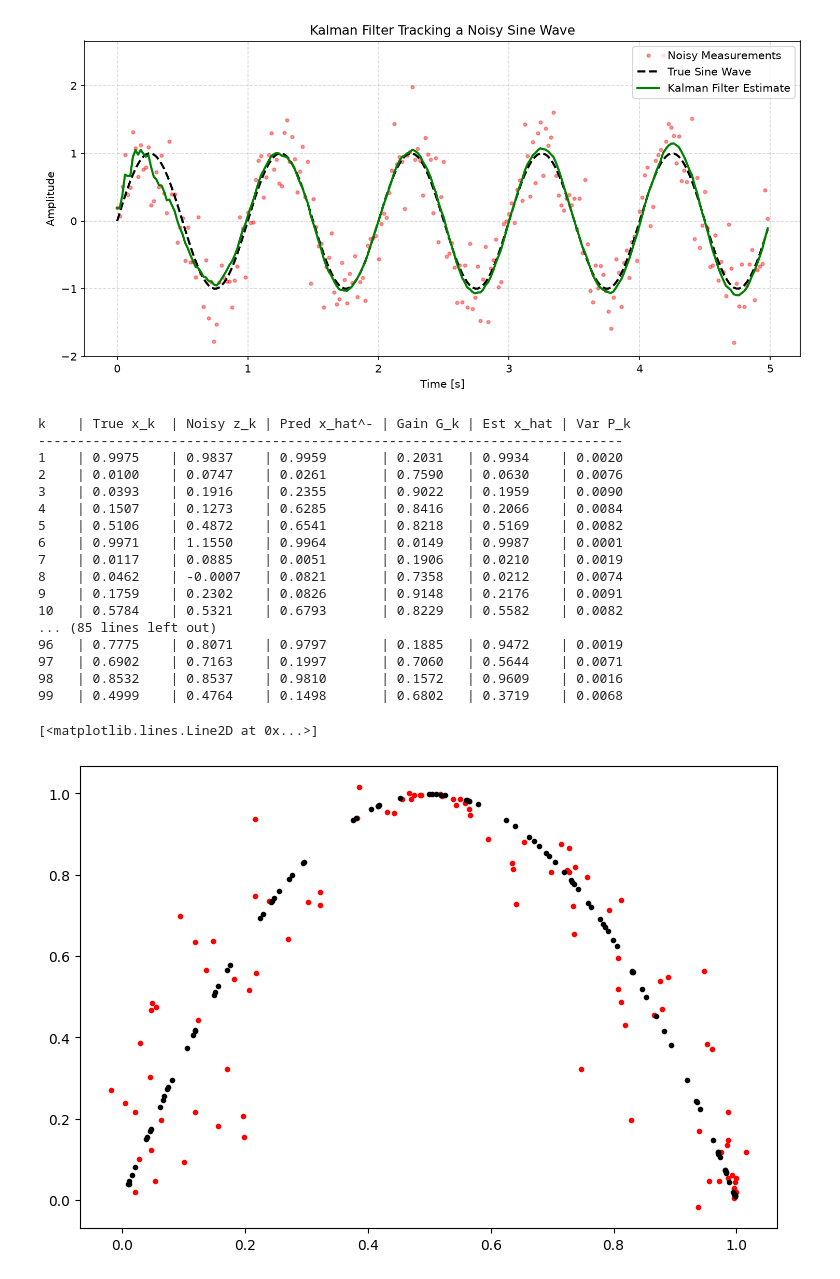
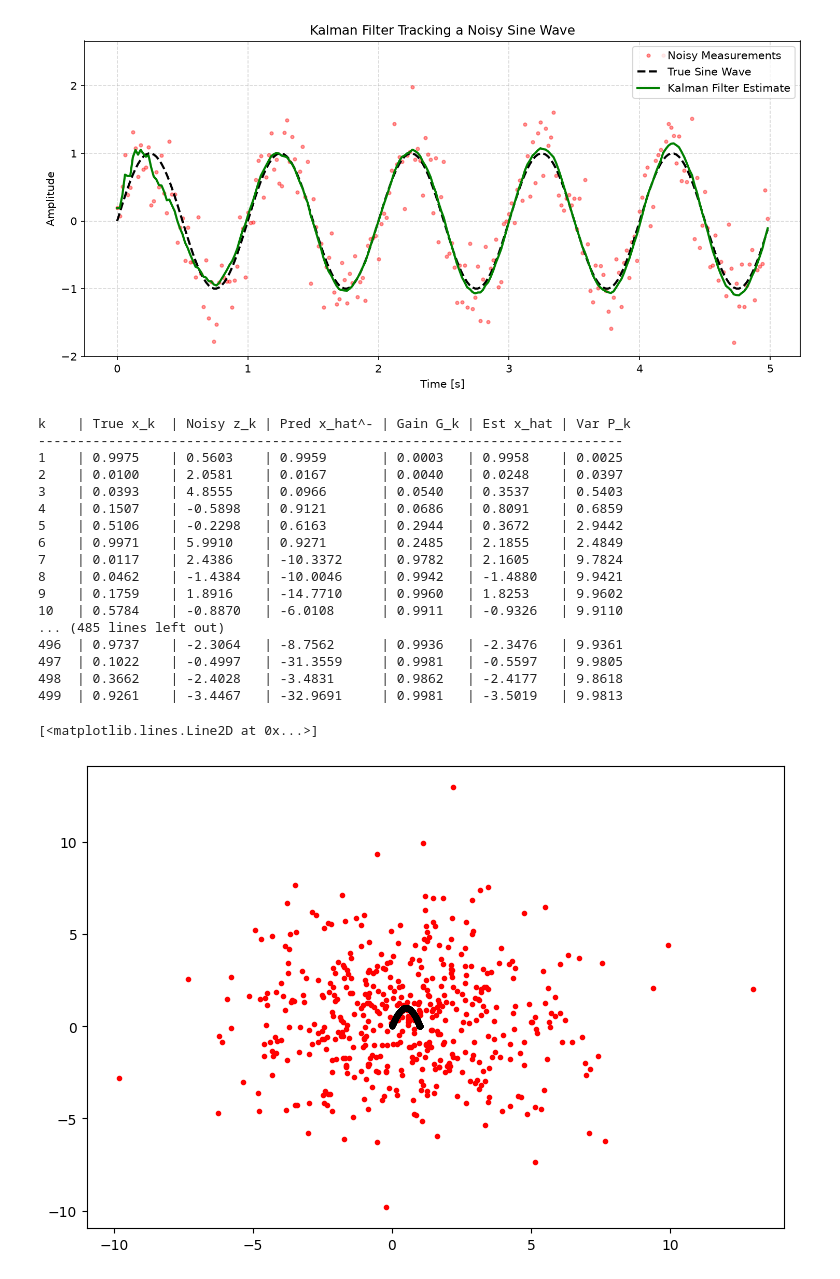
Before and after one commit to Izzathawari/PINN-dynamic-system, a Jupyter notebook: discrete_pinn/hankel_analysis.ipynb, the cells around one changed output. Drawn from its saved outputs; the diff is of its cells as text; code cells hidden in the pictures.

```diff
--- a/discrete_pinn/hankel_analysis.ipynb
+++ b/discrete_pinn/hankel_analysis.ipynb
@@ -553,11 +553,10 @@ import matplotlib.pyplot as plt
 # 1. SYSTEM PARAMETERS & NOISE SETUP
 # ---------------------------------------------------------------
 alpha = 3.99       # Chaotic parameter for the Logistic Map
-num_steps = 100     # Total iterations to run
+num_steps = 500     # Total iterations to run
 
-# Noise Variances
 Q = 1e-6           # Process noise variance (small numerical stabilizer)
-R = 0.1           # Measurement noise variance (Sensor standard deviation = 0.1)
+R = 10           # Measurement noise variance (Sensor standard deviation = 0.1)
 
 # ---------------------------------------------------------------
 # 2. SIMULATE GROUND TRUTH & NOISY SENSOR READINGS
@@ -602,46 +601,46 @@ for k in range(1, num_steps):
     F = alpha * (1.0 - 2.0 * x_hat[k-1])
 
     # 3. Variance Prediction: Scale variance by squared slope and add process noise
     P_pred = (F ** 2) * P[k-1] + Q
 
     # ==========================================
     # MEASUREMENT UPDATE (FUSION PHASE)
     # ==========================================
     # 4. Measurement Jacobian (Direct observation: h(x) = x => H = 1)
     H = 1.0
 
     # 5. Compute Kalman Gain
     G = (P_pred * H) / (H * P_pred * H + R)
 
     # 6. State Estimate Update: Blend model prediction with noisy sensor measurement
     x_hat[k] = x_pred + G * (z[k] - x_pred)
 
     # 7. Variance Estimate Update: Reduce uncertainty after incorporating sensor data
     P[k] = (1.0 - G * H) * P_pred
 
     # Print progress table
     print(f"{k:<4} | {true_x[k]:<9.4f} | {z[k]:<9.4f} | {x_pred:<12.4f} | {G:<8.4f} | {x_hat[k]:<9.4f} | {P[k]:<9.4f}")
 
 plt.figure(figsize=(9,6))
 plt.plot(x_hat[:-1], x_hat[1:], '.r')
 plt.plot(true_x[:-1], true_x[1:], '.k')
 # %% [output]
 k    | True x_k  | Noisy z_k | Pred x_hat^- | Gain G_k | Est x_hat | Var P_k
 ---------------------------------------------------------------------------
-1    | 0.9975    | 0.9837    | 0.9959       | 0.2031   | 0.9934    | 0.0020
-2    | 0.0100    | 0.0747    | 0.0261       | 0.7590   | 0.0630    | 0.0076
-3    | 0.0393    | 0.1916    | 0.2355       | 0.9022   | 0.1959    | 0.0090
-4    | 0.1507    | 0.1273    | 0.6285       | 0.8416   | 0.2066    | 0.0084
-5    | 0.5106    | 0.4872    | 0.6541       | 0.8218   | 0.5169    | 0.0082
-6    | 0.9971    | 1.1550    | 0.9964       | 0.0149   | 0.9987    | 0.0001
-7    | 0.0117    | 0.0885    | 0.0051       | 0.1906   | 0.0210    | 0.0019
-8    | 0.0462    | -0.0007   | 0.0821       | 0.7358   | 0.0212    | 0.0074
-9    | 0.1759    | 0.2302    | 0.0826       | 0.9148   | 0.2176    | 0.0091
-10   | 0.5784    | 0.5321    | 0.6793       | 0.8229   | 0.5582    | 0.0082
-... (85 lines left out)
-96   | 0.7775    | 0.8071    | 0.9797       | 0.1885   | 0.9472    | 0.0019
-97   | 0.6902    | 0.7163    | 0.1997       | 0.7060   | 0.5644    | 0.0071
-98   | 0.8532    | 0.8537    | 0.9810       | 0.1572   | 0.9609    | 0.0016
-99   | 0.4999    | 0.4764    | 0.1498       | 0.6802   | 0.3719    | 0.0068
+1    | 0.9975    | 0.5603    | 0.9959       | 0.0003   | 0.9958    | 0.0025
+2    | 0.0100    | 2.0581    | 0.0167       | 0.0040   | 0.0248    | 0.0397
+3    | 0.0393    | 4.8555    | 0.0966       | 0.0540   | 0.3537    | 0.5403
+4    | 0.1507    | -0.5898   | 0.9121       | 0.0686   | 0.8091    | 0.6859
+5    | 0.5106    | -0.2298   | 0.6163       | 0.2944   | 0.3672    | 2.9442
+6    | 0.9971    | 5.9910    | 0.9271       | 0.2485   | 2.1855    | 2.4849
+7    | 0.0117    | 2.4386    | -10.3372     | 0.9782   | 2.1605    | 9.7824
+8    | 0.0462    | -1.4384   | -10.0046     | 0.9942   | -1.4880   | 9.9421
+9    | 0.1759    | 1.8916    | -14.7710     | 0.9960   | 1.8253    | 9.9602
+10   | 0.5784    | -0.8870   | -6.0108      | 0.9911   | -0.9326   | 9.9110
+... (485 lines left out)
+496  | 0.9737    | -2.3064   | -8.7562      | 0.9936   | -2.3476   | 9.9361
+497  | 0.1022    | -0.4997   | -31.3559     | 0.9981   | -0.5597   | 9.9805
+498  | 0.3662    | -2.4028   | -3.4831      | 0.9862   | -2.4177   | 9.8618
+499  | 0.9261    | -3.4467   | -32.9691     | 0.9981   | -3.5019   | 9.9813
 [<matplotlib.lines.Line2D at 0x...>]
-[figure, old version]
+[figure, new version]
```
Also changed, not shown: parts of 1 cell of this notebook.
